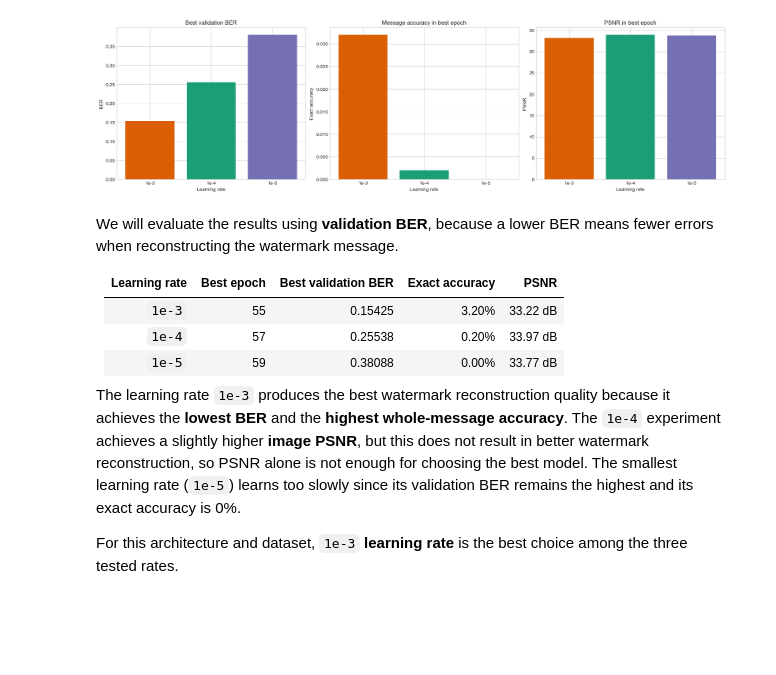
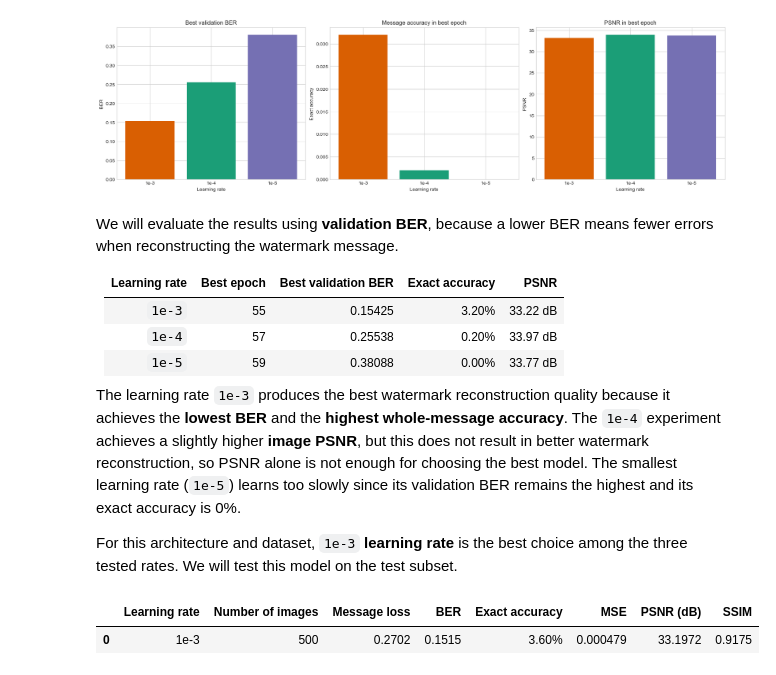
Before and after one commit to DavidT01/DeepImageWatermarking, a Jupyter notebook: notebooks/05_advanced_learning_rate_experiment.ipynb, the cells around one changed output. Cells and saved outputs as stored; diff of their text form; code cells hidden in the pictures; blank space fills up the shorter version.

Commit message:
Evaluate the best model on test subset

```diff
--- a/notebooks/05_advanced_learning_rate_experiment.ipynb
+++ b/notebooks/05_advanced_learning_rate_experiment.ipynb
@@ -238,4 +242,41 @@ We will evaluate the results using **validation BER**, because a lower BER means
 
 The learning rate `1e-3` produces the best watermark reconstruction quality because it achieves the **lowest BER** and the **highest whole-message accuracy**. The `1e-4` experiment achieves a slightly higher **image PSNR**, but this does not result in better watermark reconstruction, so PSNR alone is not enough for choosing the best model. The smallest learning rate (`1e-5`) learns too slowly since its validation BER remains the highest and its exact accuracy is 0%.
 
-For this architecture and dataset, `1e-3` **learning rate** is the best choice among the three tested rates.
+For this architecture and dataset, `1e-3` **learning rate** is the best choice among the three tested rates. We will test this model on the test subset.
+# %%
+best_learning_rate = "1e-3"
+checkpoint_path = PROJECT_ROOT / "results" / "checkpoints" / "lr_experiment_1e-03" / "best_model.pt"
+device = torch.device("cuda" if torch.cuda.is_available() else "cpu")
+
+encoder, decoder, checkpoint_config = load_models(checkpoint_path, device)
+_, _, test_loader = get_dataloaders(data_dir=DATA_DIR, splits_file=SPLITS_FILE, batch_size=BATCH_SIZE, num_workers=NUM_WORKERS, shuffle_train=False)
+
+if test_loader is None:
+    raise ValueError("The test data loader could not be created.")
+
+message_length = checkpoint_config["message_length"]
+test_metrics = evaluate_model(encoder=encoder, decoder=decoder, loader=test_loader, device=device, message_length=message_length)
+
+metrics_table = pd.DataFrame([{
+    "Learning rate": best_learning_rate,
+    "Number of images": test_metrics["num_images"],
+    "Message loss": test_metrics["message_loss"],
+    "BER": test_metrics["ber"],
+    "Exact accuracy": test_metrics["exact_accuracy"],
+    "MSE": test_metrics["mse"],
+    "PSNR (dB)": test_metrics["psnr"],
+    "SSIM": test_metrics["ssim"]
+}])
+
+display(metrics_table.style.format({
+    "Message loss": "{:.4f}",
+    "BER": "{:.4f}",
+    "Exact accuracy": "{:.2%}",
+    "MSE": "{:.6f}",
+    "PSNR (dB)": "{:.4f}",
+    "SSIM": "{:.4f}",
+    "Number of images": "{:.0f}"
+}))
+# %% [output]
+|  | Learning rate | Number of images | Message loss | BER | Exact accuracy | MSE | PSNR (dB) | SSIM |
+| 0 | 1e-3 | 500 | 0.2702 | 0.1515 | 3.60% | 0.000479 | 33.1972 | 0.9175 |
```
Also changed, not shown: parts of 2 cells of this notebook.
